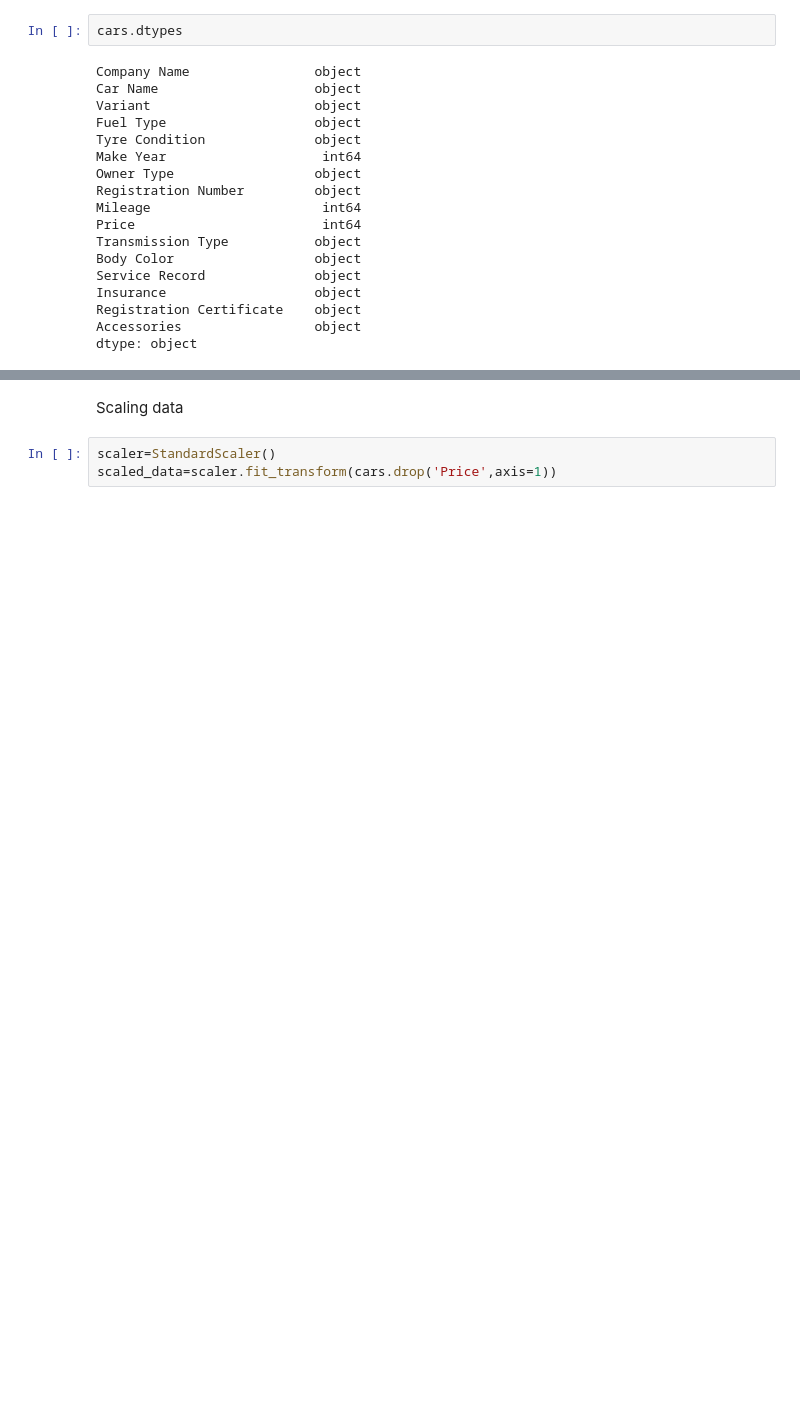
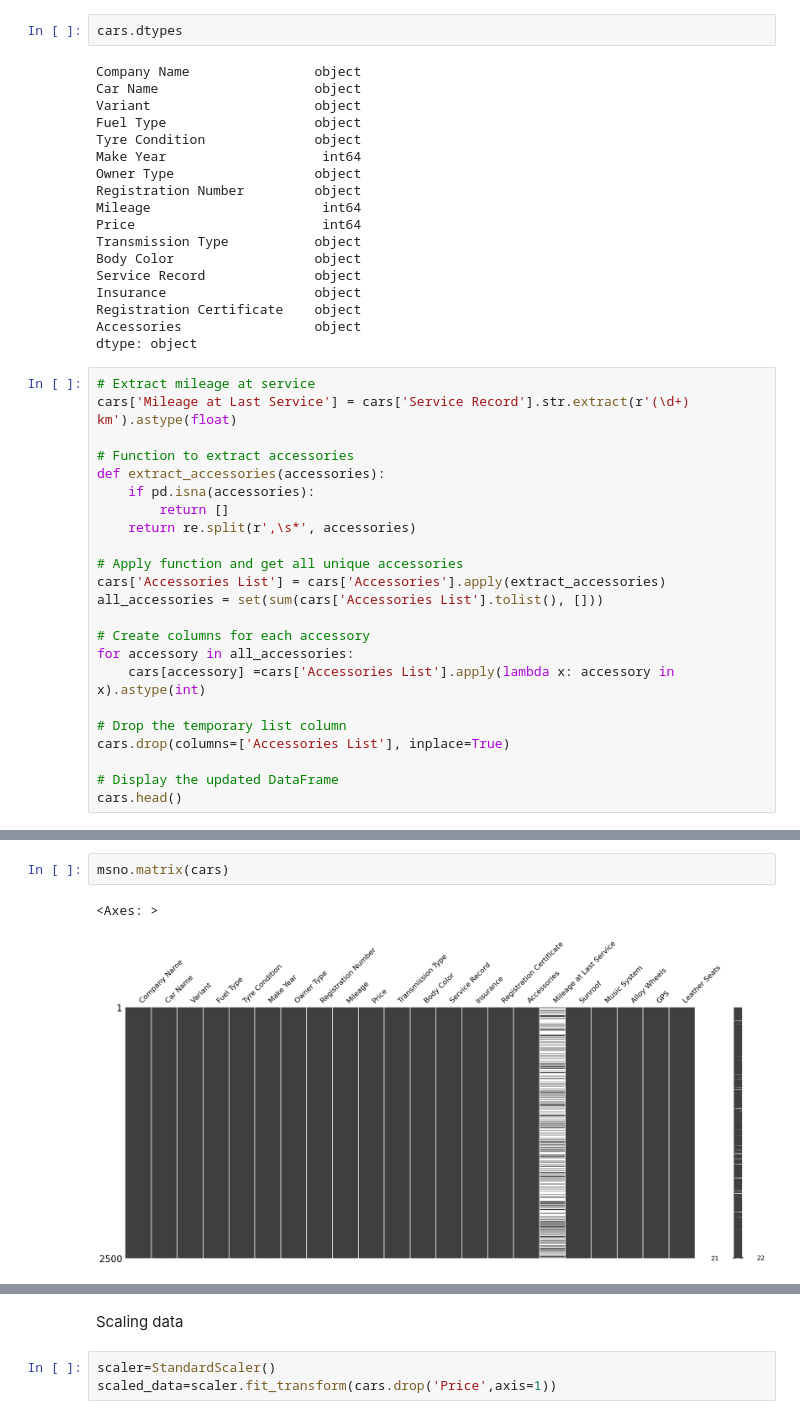
Before and after one commit to ericmuga253/ML_2, a Jupyter notebook: week1project.ipynb, the cells around one changed output, grey strips where cells are left out. Saved outputs shown, nothing was run; the diff lists cells and outputs as text; blank space fills up the shorter version.

```diff
--- a/week1project.ipynb
+++ b/week1project.ipynb
@@ -96,3 +100,26 @@ Insurance                   object
 Registration Certificate    object
 Accessories                 object
 dtype: object
+# %%
+# Extract mileage at service
+cars['Mileage at Last Service'] = cars['Service Record'].str.extract(r'(\d+) km').astype(float)
+
+# Function to extract accessories
+def extract_accessories(accessories):
+    if pd.isna(accessories):
+        return []
+    return re.split(r',\s*', accessories)
+
+# Apply function and get all unique accessories
+cars['Accessories List'] = cars['Accessories'].apply(extract_accessories)
+all_accessories = set(sum(cars['Accessories List'].tolist(), []))
+
+# Create columns for each accessory
+for accessory in all_accessories:
+    cars[accessory] =cars['Accessories List'].apply(lambda x: accessory in x).astype(int)
+
+# Drop the temporary list column
+cars.drop(columns=['Accessories List'], inplace=True)
+
+# Display the updated DataFrame
+cars.head()
@@ -98,0 +155,5 @@ dtype: object
+# %%
+msno.matrix(cars)
+# %% [output]
+<Axes: >
+[figure, added]
```
Also changed, not shown: parts of 24 cells of this notebook.
